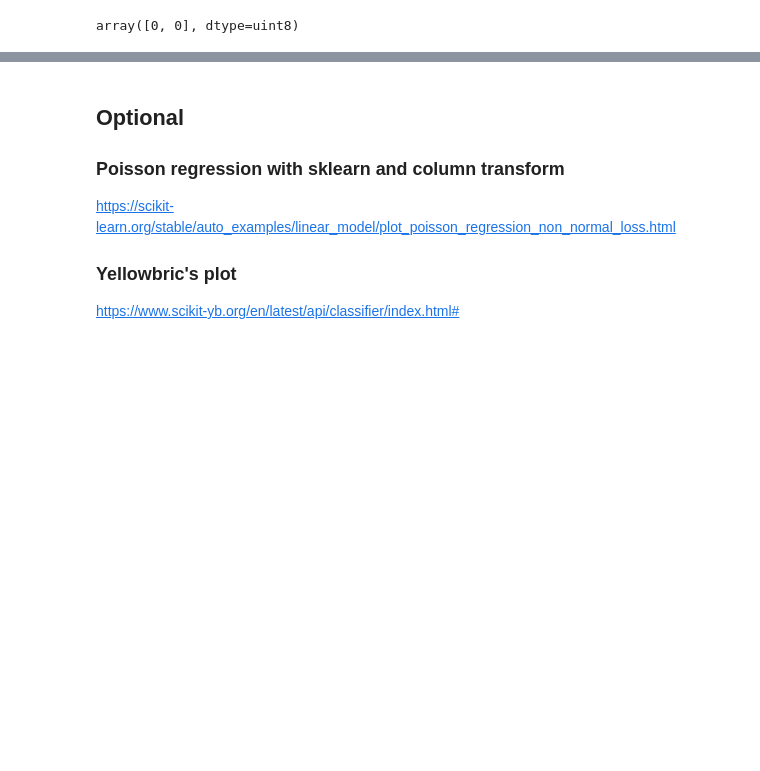
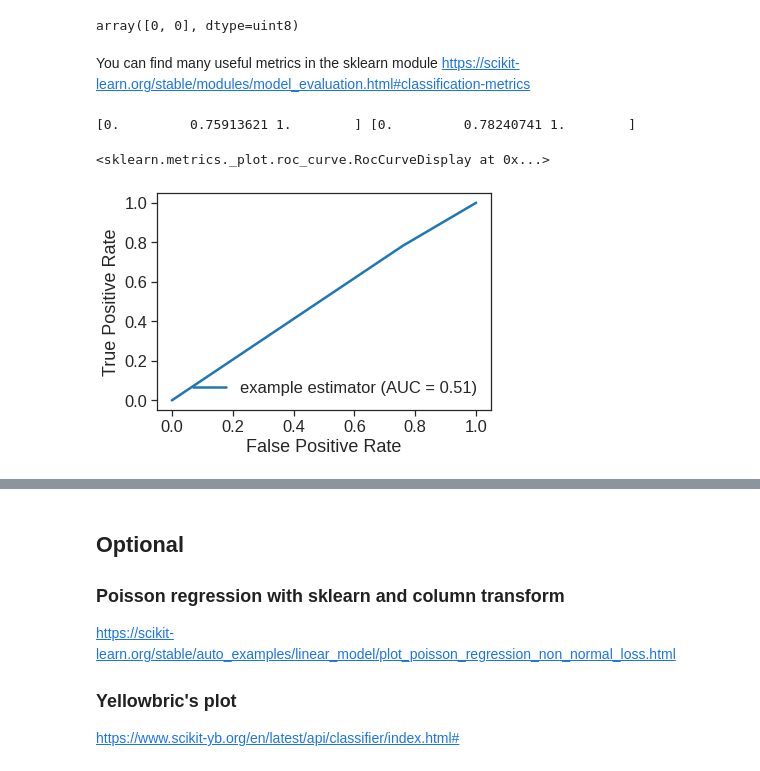
Before and after one commit to phonchi/nsysu-math524-2022, a Jupyter notebook: static_files/presentations/Chapter_4_Lab.ipynb, the cells around one changed output, grey strips where cells are left out. Cells and saved outputs as stored; diff of their text form; code cells hidden in the pictures; blank space fills up the shorter version.

```diff
--- a/static_files/presentations/Chapter_4_Lab.ipynb
+++ b/static_files/presentations/Chapter_4_Lab.ipynb
@@ -1118,3 +1121,14 @@ logreg.predict([[1.2,1.1,1,1,1,1],
                  [1.5,-0.8,1,1,1,1]])
 # %% [output]
 array([0, 0], dtype=uint8)
+# %% [markdown]
+You can find many useful metrics in the sklearn module https://scikit-learn.org/stable/modules/model_evaluation.html#classification-metrics
+# %%
+fpr, tpr, thresholds = roc_curve(y, y_pred_class)
+print(fpr, tpr)
+roc_auc = auc(fpr, tpr)
+RocCurveDisplay(fpr=fpr, tpr=tpr, roc_auc=roc_auc, estimator_name='example estimator').plot()
+# %% [output]
+[0.         0.75913621 1.        ] [0.         0.78240741 1.        ]
+<sklearn.metrics._plot.roc_curve.RocCurveDisplay at 0x...>
+[figure, added]
```
Also changed, not shown: parts of 6 cells of this notebook.
